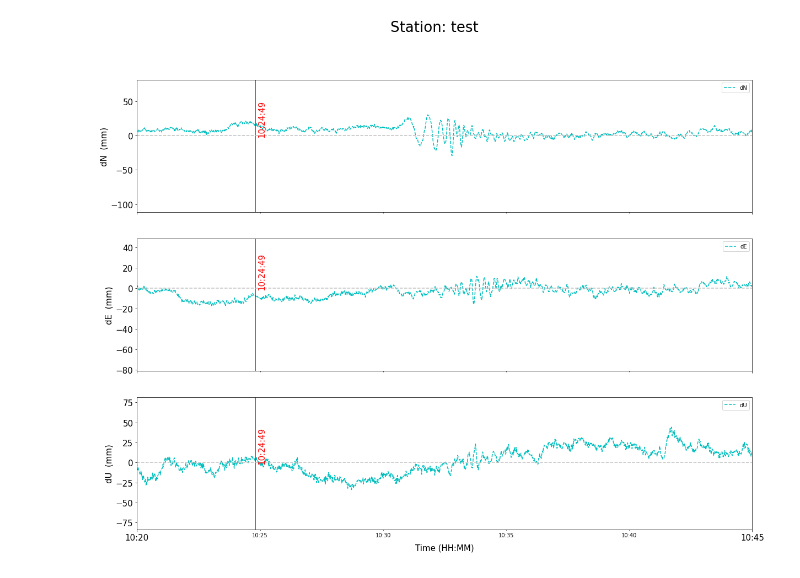
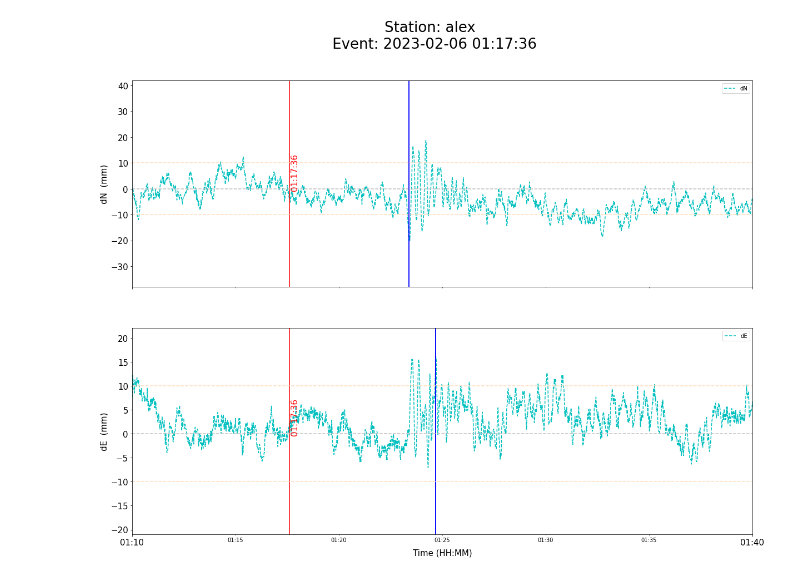
Before and after one commit to LabGeoTopo/fftpy_analysis, a Jupyter notebook: 2302eq_tur.ipynb, the cells around one changed output. Drawn from its saved outputs; the diff is of its cells as text; code cells hidden in the pictures.

```diff
--- a/2302eq_tur.ipynb
+++ b/2302eq_tur.ipynb
@@ -274,13 +280,24 @@ See the caveats in the documentation: https://pandas.pydata.org/pandas-docs/stab
 #print(df1[df1['U'] == max_U_1].index.values[0],end=' ')
 
 #max_V_1 = df1['V'].abs().max()
-#print(max_V_1,end=' ')
+#print(max_V_1,end=' ')a
 #print(df1[df1['V'] == max_V_1].index.values[0])
+
+#df1
+
+df1s = df1.loc['2023-02-06 01:21:00' : '2023-02-06 01:30:00', :]
 
 line = '{} '.format(stacode)
 for c in ['dN', 'dE', 'U', 'V']:
-    max_c = df1[c].max()
-    max_t = df1[df1[c] == max_c].index.values[0]
+    max_c = df1s[c].max()
+    min_c = df1s[c].min()
+    if abs(max_c) > abs(min_c) :
+        max_d = max_c
+    else:
+        max_d = min_c
+
+    max_t = df1s[df1s[c] == max_d].index.values[0]
+
     #max_t = max_t[0] if len(max_t)>0 else None
     #print('max {:} epoch: {:}'.format(max_c, max_t))
     line += '{:} {:} '.format(max_c, max_t)
@@ -288,7 +305,8 @@ print(line)
 
 ## output file format: code dn time de time U time V time
 #fout =  open('Outputs/output_eq1.txt','a')
-with open("Outputs/output_eq1.txt", "a") as fout:
+
+with open("Outputs/output_eq1_v2.txt", "a") as fout:
     fout.write("{:} \n".format(line))
 fout.close()
 # %% [output]
@@ -331,10 +352,12 @@ dyng 24.315164401152273 2023-02-06T10:31:21.000000000 22.194616129202668 2023-02
 # %%
+## PLOT NE EQ1
 ## make time series for the three axes
-fig, axes = plt.subplots(3, 1, figsize=(20,15), sharex=True,)
-fig.suptitle('Station: test', fontsize=26)
+fig, axes = plt.subplots(2, 1, figsize=(20,15), sharex=True,)
+fig.suptitle('Station: {} \n Event: 2023-02-06 01:17:36'.format(stacode), fontsize=26)
 
 
-plot_cols = ['dN', 'dE', 'dU' ]
+#plot_cols = ['dN', 'dE', 'dU' ]
+plot_cols = ['dN', 'dE']
 #plot_cols = ['dX', 'dY', 'dZ' ]
 
 data[plot_cols].plot(subplots=True, ax=axes, linestyle='--', marker='', color='c')
@@ -345,42 +368,73 @@ month_day_formatter = mdates.DateFormatter("%H:%M:%S")
 ylimits = [[-30,30],[-20,20],[-30,30]]
 #ylimits = [[-70,70],[-70,70],[-60,60]]
 
+
+max_dN = df1s['dN'].max()
+min_dN = df1s['dN'].min()
+if abs(max_dN) > abs(min_dN) :
+    max_dN = max_dN
+else:
+    max_dN = min_dN
+max_tdN = df1s[df1s['dN'] == max_dN].index.values[0]
+
+max_dE = df1s['dE'].max()
+min_dE = df1s['dE'].min()
+if abs(max_dE) > abs(min_dE) :
+    max_dE = max_dE
+else:
+    max_dE = min_dE
+max_tdE = df1s[df1s['dE'] == max_dE].index.values[0]
+
+
 for i, (ax, col) in enumerate(zip(axes, plot_cols)):
     # add axis labels
     ax.set_ylabel(col + '  (mm)',fontsize=15)
     ax.set_xlabel('Time (HH:MM)', fontsize=15)
 #    ax.xaxis.set_major_formatter(month_day_formatter)
-#    ax.set_xlim([pd.Timestamp('2023-02-06 01:15:00'), pd.Timestamp('2023-02-06 01:35:00')])
-    ax.set_xlim([pd.Timestamp('2023-02-06 10:20:00'), pd.Timestamp('2023-02-06 10:45:00')])
+    ax.set_xlim([pd.Timestamp('2023-02-06 01:10:00'), pd.Timestamp('2023-02-06 01:40:00')])
+#    ax.set_xlim([pd.Timestamp('2023-02-06 10:20:00'), pd.Timestamp('2023-02-06 10:45:00')])
     #ax.set_ylim([-30,30])
 #    ax.set_ylim(ylimits[i])
     # We change the fontsize of minor ticks label
     ax.tick_params(axis='both', which='major', labelsize=15)
     #ax.tick_params(axis='both', which='minor', labelsize=8)
     #ax.xaxis.set_major_locator(mdates.DayLocator(interval=15))
 ##EVIA PERIVOLIA
     #ax.axvline(pd.Timestamp('2022-11-29 04:32:36'),color='r')
     #ax.axvline(pd.Timestamp('2022-11-29 20:06:39'),color='r')
 ##EVIA PSAXNA - XALKIDA
     ax.axvline(pd.Timestamp('2023-02-06 01:17:36'), color='r')
     ax.axvline(pd.Timestamp('2023-02-06 10:24:49'), color='r')
-#    ax.text(pd.Timestamp('2023-02-06 01:17:40'), 0, '01:17:36', size=15, color='r', rotation=90)
-    ax.text(pd.Timestamp('2023-02-06 10:24:55'), 0, '10:24:49', size=15, color='r', rotation=90)
+    ax.text(pd.Timestamp('2023-02-06 01:17:40'), 0, '01:17:36', size=15, color='r', rotation=90)
+#    ax.text(pd.Timestamp('2023-02-06 10:24:55'), 0, '10:24:49', size=15, color='r', rotation=90)
+
+## Add max disp
+    axes[0].axvline(pd.Timestamp('{}'.format(max_tdN)), color='b')
+    axes[1].axvline(pd.Timestamp('{}'.format(max_tdE)), color='b')
+
+
     ax.axhline(y=0, linestyle='--', color='silver')
+    ax.axhline(y=10, linestyle='--', color='peachpuff')
+    ax.axhline(y=-10, linestyle='--', color='peachpuff')
+
 #    ax.axhline(y=-160, linestyle='--', color='mistyrose')
 #    ax.axhline(y=120, linestyle='--', color='mistyrose')
+
+
+
+
 ##########0117
 #    ax.axvspan(pd.Timestamp('2023-02-06 01:20:30'), pd.Timestamp('2023-02-06 01:22:50'), alpha=0.1, color='r') #ARUC
 #    ax.axvspan(pd.Timestamp('2023-02-06 01:20:30'), pd.Timestamp('2023-02-06 01:22:50'), alpha=0.1, color='r') #BSHM
 #    ax.axvspan(pd.Timestamp('2023-02-06 01:19:50'), pd.Timestamp('2023-02-06 01:25:20'), alpha=0.1, color='r') #NICO
 #    ax.axvspan(pd.Timestamp('2023-02-06 01:23:30'), pd.Timestamp('2023-02-06 01:25:40'), alpha=0.1, color='r') #DYNG
 ##########1024
 #    ax.axvspan(pd.Timestamp('2023-02-06 10:27:50'), pd.Timestamp('2023-02-06 10:29:30'), alpha=0.1, color='r') #ARUC
 #    ax.axvspan(pd.Timestamp('2023-02-06 10:27:30'), pd.Timestamp('2023-02-06 10:29:30'), alpha=0.1, color='r') #BSHM
 #    ax.axvspan(pd.Timestamp('2023-02-06 10:29:37'), pd.Timestamp('2023-02-06 10:31:00'), alpha=0.1, color='r') #NICO
 #    ax.axvspan(pd.Timestamp('2023-02-06 10:26:10'), pd.Timestamp('2023-02-06 10:32:40'), alpha=0.1, color='r') #DYNG
 # %% [output]
-[figure, old version]
+[figure, new version]
 # %%
 ## ADD LOGO+SAVE IMAGE
 logo=image.imread("./logo/dso_ww_en.png")
```
Also changed, not shown: parts of 15 cells of this notebook, 2 other files.
